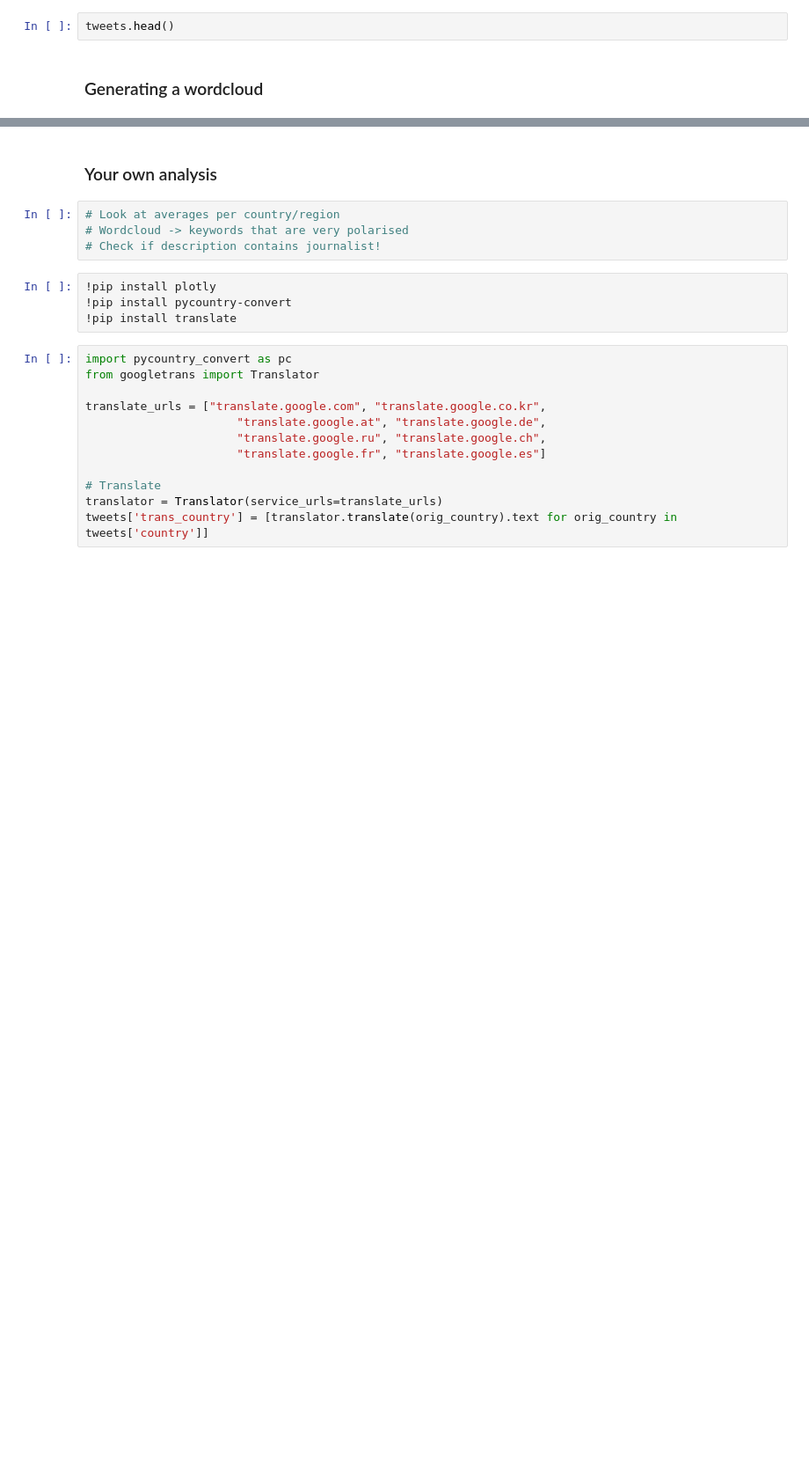
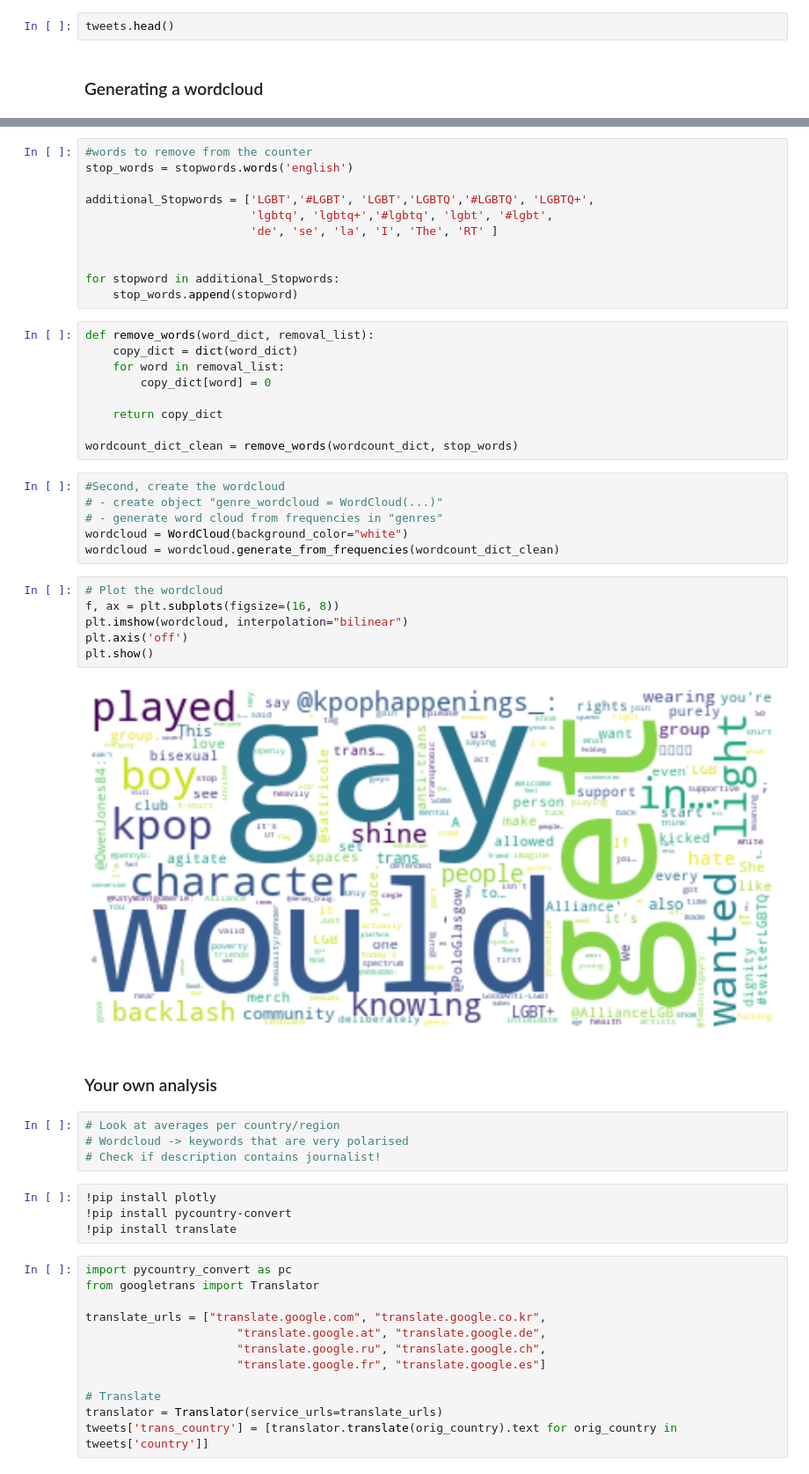
Before and after one commit to smidtfab/Twitter_Crawler, a Jupyter notebook: TwitterCrawler_LGBTQ.ipynb, the cells around one changed output, grey strips where cells are left out. Shown at 88% size. Cells and saved outputs as stored; diff of their text form; blank space fills up the shorter version.

Commit message:
wordcloud

```diff
--- a/TwitterCrawler_LGBTQ.ipynb
+++ b/TwitterCrawler_LGBTQ.ipynb
@@ -193,3 +245,37 @@ plt.show()
+# %%
+#words to remove from the counter
+stop_words = stopwords.words('english')
+
+additional_Stopwords = ['LGBT','#LGBT', 'LGBT','LGBTQ','#LGBTQ', 'LGBTQ+',
+                        'lgbtq', 'lgbtq+','#lgbtq', 'lgbt', '#lgbt',
+                        'de', 'se', 'la', 'I', 'The', 'RT' ]
+
+
+for stopword in additional_Stopwords:
+    stop_words.append(stopword)
+# %%
+def remove_words(word_dict, removal_list):
+    copy_dict = dict(word_dict)
+    for word in removal_list:
+        copy_dict[word] = 0
+
+    return copy_dict
+
+wordcount_dict_clean = remove_words(wordcount_dict, stop_words)
+# %%
+#Second, create the wordcloud
+# - create object "genre_wordcloud = WordCloud(...)"
+# - generate word cloud from frequencies in "genres"
+wordcloud = WordCloud(background_color="white")
+wordcloud = wordcloud.generate_from_frequencies(wordcount_dict_clean)
+# %%
+# Plot the wordcloud
+f, ax = plt.subplots(figsize=(16, 8))
+plt.imshow(wordcloud, interpolation="bilinear")
+plt.axis('off')
+plt.show()
+# %% [output]
+[figure, added]
 # %% [markdown]
 ### Your own analysis
 # %%
```
Also changed, not shown: parts of 11 cells of this notebook, 2 other files.
